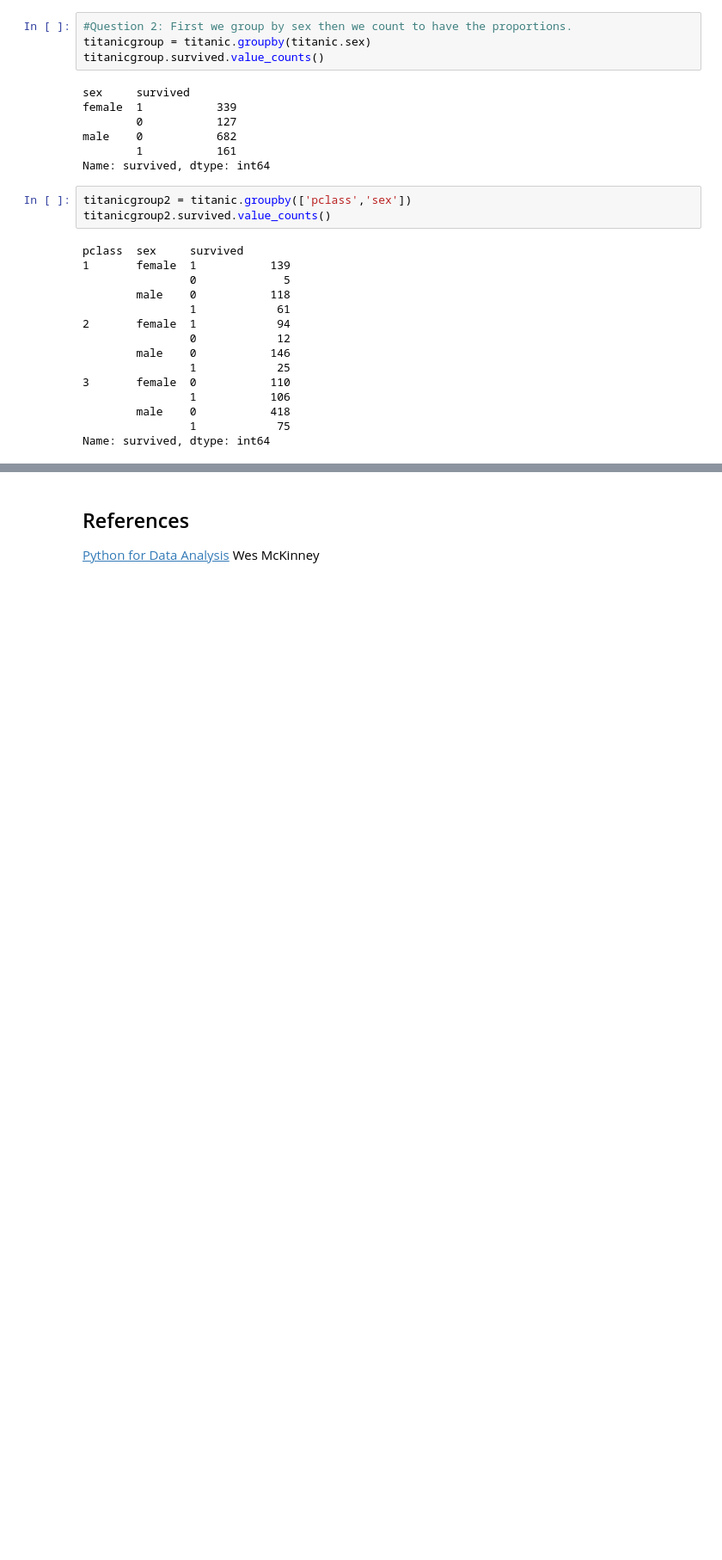
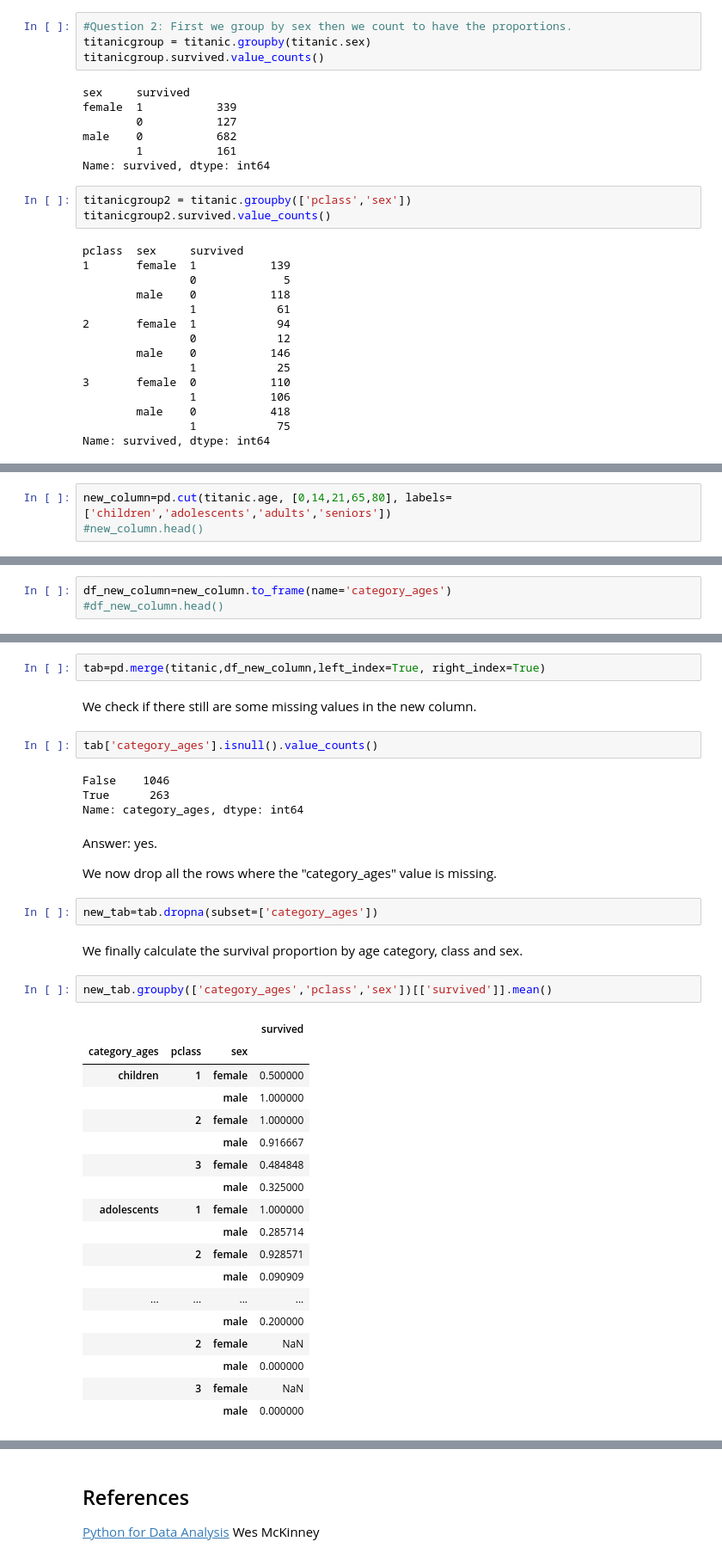
Before and after one commit to pradogusto/ADA_Homeworks, a Jupyter notebook: Labs/02 - Intro to Pandas/Data Wrangling with Pandas.ipynb, the cells around one changed output, grey strips where cells are left out. Shown: that part at 86% size. Saved outputs shown, nothing was run; the diff lists cells and outputs as text; blank space fills up the shorter version.

```diff
--- a/Labs/02 - Intro to Pandas/Data Wrangling with Pandas.ipynb
+++ b/Labs/02 - Intro to Pandas/Data Wrangling with Pandas.ipynb
@@ -1355,0 +1379,3 @@ Name: survived, dtype: int64
+# %%
+new_column=pd.cut(titanic.age, [0,14,21,65,80], labels=['children','adolescents','adults','seniors'])
+#new_column.head()
@@ -1355,0 +1384,3 @@ Name: survived, dtype: int64
+# %%
+df_new_column=new_column.to_frame(name='category_ages')
+#df_new_column.head()
@@ -1355,0 +1389,39 @@ Name: survived, dtype: int64
+# %%
+tab=pd.merge(titanic,df_new_column,left_index=True, right_index=True)
+# %% [markdown]
+We check if there still are some missing values in the new column.
+# %%
+tab['category_ages'].isnull().value_counts()
+# %% [output]
+False    1046
+True      263
+Name: category_ages, dtype: int64
+# %% [markdown]
+Answer: yes.
+
+We now drop all the rows where the "category_ages" value is missing.
+# %%
+new_tab=tab.dropna(subset=['category_ages'])
+# %% [markdown]
+We finally calculate the survival proportion by age category, class and sex.
+# %%
+new_tab.groupby(['category_ages','pclass','sex'])[['survived']].mean()
+# %% [output]
+|  |  |  | survived |
+| category_ages | pclass | sex |  |
+| children | 1 | female | 0.500000 |
+|  |  | male | 1.000000 |
+|  | 2 | female | 1.000000 |
+|  |  | male | 0.916667 |
+|  | 3 | female | 0.484848 |
+|  |  | male | 0.325000 |
+| adolescents | 1 | female | 1.000000 |
+|  |  | male | 0.285714 |
+|  | 2 | female | 0.928571 |
+|  |  | male | 0.090909 |
+| ... | ... | ... | ... |
+|  |  | male | 0.200000 |
+|  | 2 | female | NaN |
+|  |  | male | 0.000000 |
+|  | 3 | female | NaN |
+|  |  | male | 0.000000 |
```
Also changed, not shown: parts of 7 cells of this notebook.
